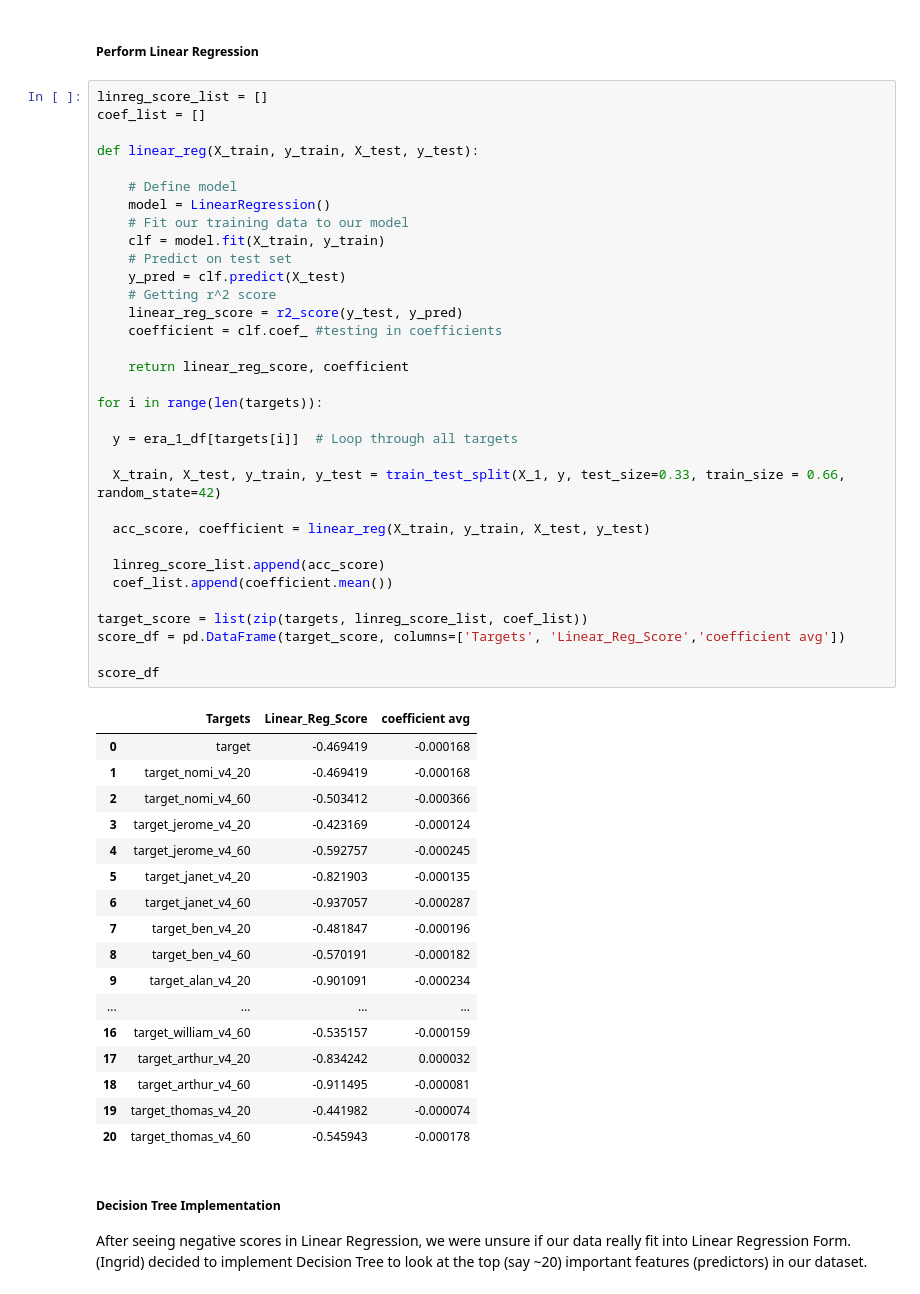
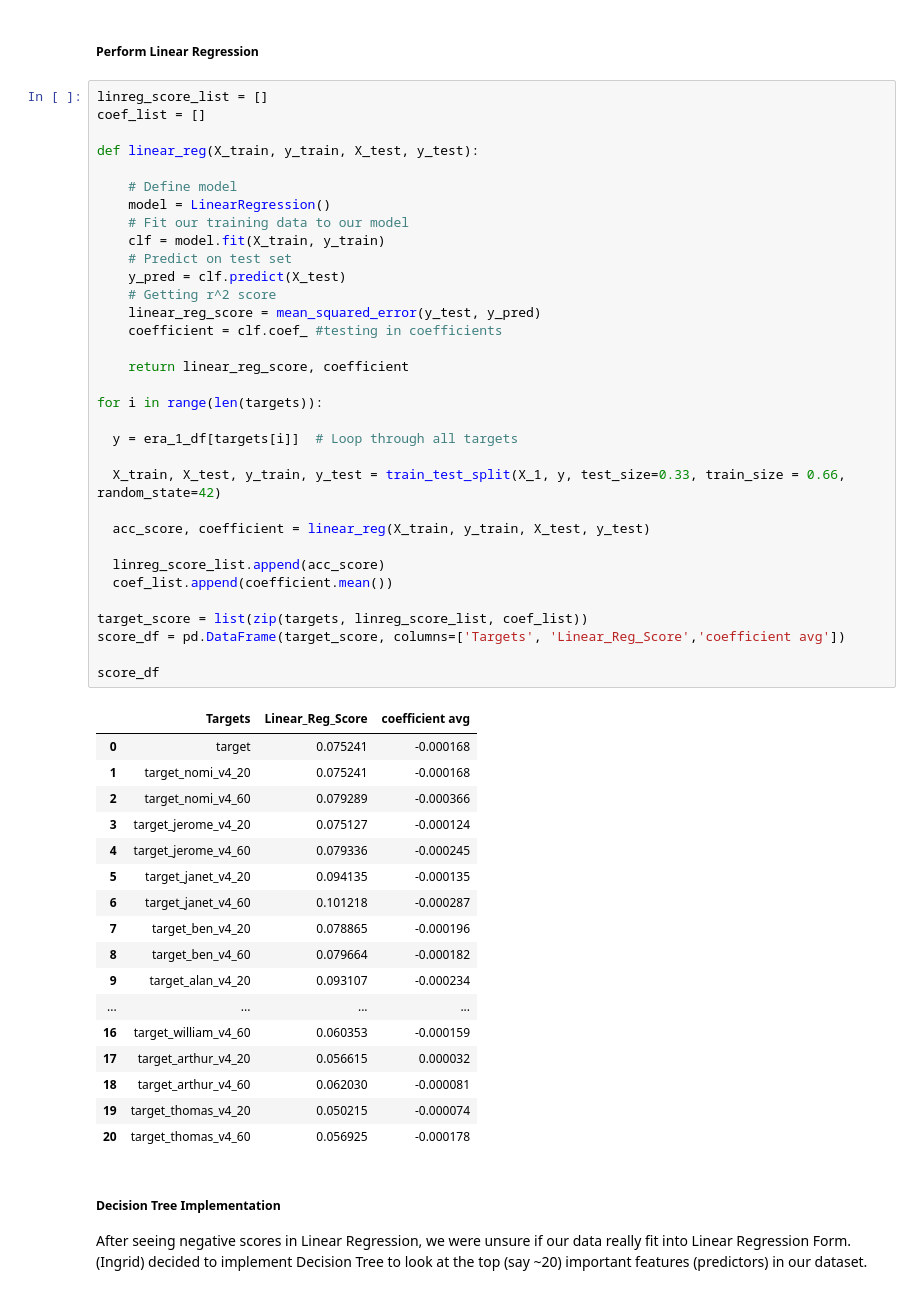
Before and after one commit to COGS118A/Group038-Sp22, a Jupyter notebook: Checkpoint_group038.ipynb, the cells around one changed output. Cells and saved outputs as stored; diff of their text form.

Commit message:
mean_squared_error metric for Linear Regression

```diff
--- a/Checkpoint_group038.ipynb
+++ b/Checkpoint_group038.ipynb
@@ -249,50 +249,50 @@ coef_list = []
 def linear_reg(X_train, y_train, X_test, y_test):
 
     # Define model
     model = LinearRegression()
     # Fit our training data to our model
     clf = model.fit(X_train, y_train)
     # Predict on test set
     y_pred = clf.predict(X_test)
     # Getting r^2 score
-    linear_reg_score = r2_score(y_test, y_pred)
+    linear_reg_score = mean_squared_error(y_test, y_pred)
     coefficient = clf.coef_ #testing in coefficients
 
     return linear_reg_score, coefficient
 
 for i in range(len(targets)):
 
   y = era_1_df[targets[i]]  # Loop through all targets
 
   X_train, X_test, y_train, y_test = train_test_split(X_1, y, test_size=0.33, train_size = 0.66, random_state=42)
 
   acc_score, coefficient = linear_reg(X_train, y_train, X_test, y_test)
 
   linreg_score_list.append(acc_score)
   coef_list.append(coefficient.mean())
 
 target_score = list(zip(targets, linreg_score_list, coef_list))
 score_df = pd.DataFrame(target_score, columns=['Targets', 'Linear_Reg_Score','coefficient avg'])
 
 score_df
 # %% [output]
 |  | Targets | Linear_Reg_Score | coefficient avg |
-| 0 | target | -0.469419 | -0.000168 |
-| 1 | target_nomi_v4_20 | -0.469419 | -0.000168 |
-| 2 | target_nomi_v4_60 | -0.503412 | -0.000366 |
-| 3 | target_jerome_v4_20 | -0.423169 | -0.000124 |
-| 4 | target_jerome_v4_60 | -0.592757 | -0.000245 |
-| 5 | target_janet_v4_20 | -0.821903 | -0.000135 |
-| 6 | target_janet_v4_60 | -0.937057 | -0.000287 |
-| 7 | target_ben_v4_20 | -0.481847 | -0.000196 |
-| 8 | target_ben_v4_60 | -0.570191 | -0.000182 |
-| 9 | target_alan_v4_20 | -0.901091 | -0.000234 |
+| 0 | target | 0.075241 | -0.000168 |
+| 1 | target_nomi_v4_20 | 0.075241 | -0.000168 |
+| 2 | target_nomi_v4_60 | 0.079289 | -0.000366 |
+| 3 | target_jerome_v4_20 | 0.075127 | -0.000124 |
+| 4 | target_jerome_v4_60 | 0.079336 | -0.000245 |
+| 5 | target_janet_v4_20 | 0.094135 | -0.000135 |
+| 6 | target_janet_v4_60 | 0.101218 | -0.000287 |
+| 7 | target_ben_v4_20 | 0.078865 | -0.000196 |
+| 8 | target_ben_v4_60 | 0.079664 | -0.000182 |
+| 9 | target_alan_v4_20 | 0.093107 | -0.000234 |
 | ... | ... | ... | ... |
-| 16 | target_william_v4_60 | -0.535157 | -0.000159 |
-| 17 | target_arthur_v4_20 | -0.834242 | 0.000032 |
-| 18 | target_arthur_v4_60 | -0.911495 | -0.000081 |
-| 19 | target_thomas_v4_20 | -0.441982 | -0.000074 |
-| 20 | target_thomas_v4_60 | -0.545943 | -0.000178 |
+| 16 | target_william_v4_60 | 0.060353 | -0.000159 |
+| 17 | target_arthur_v4_20 | 0.056615 | 0.000032 |
+| 18 | target_arthur_v4_60 | 0.062030 | -0.000081 |
+| 19 | target_thomas_v4_20 | 0.050215 | -0.000074 |
+| 20 | target_thomas_v4_60 | 0.056925 | -0.000178 |
 # %% [markdown]
 ##### Decision Tree Implementation
 After seeing negative scores in Linear Regression, we were unsure if our data really fit  into Linear Regression Form. (Ingrid) decided to implement Decision Tree to look at the top (say ~20) important features (predictors) in our dataset.
```
Also changed, not shown: parts of 4 cells of this notebook.
